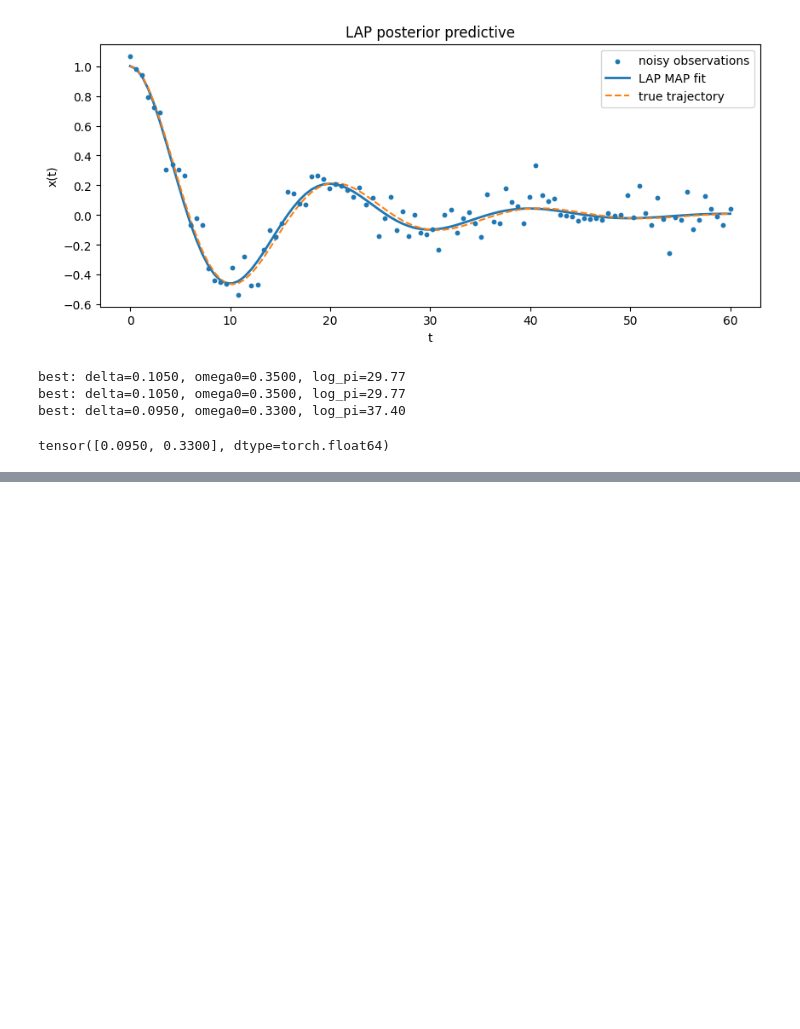
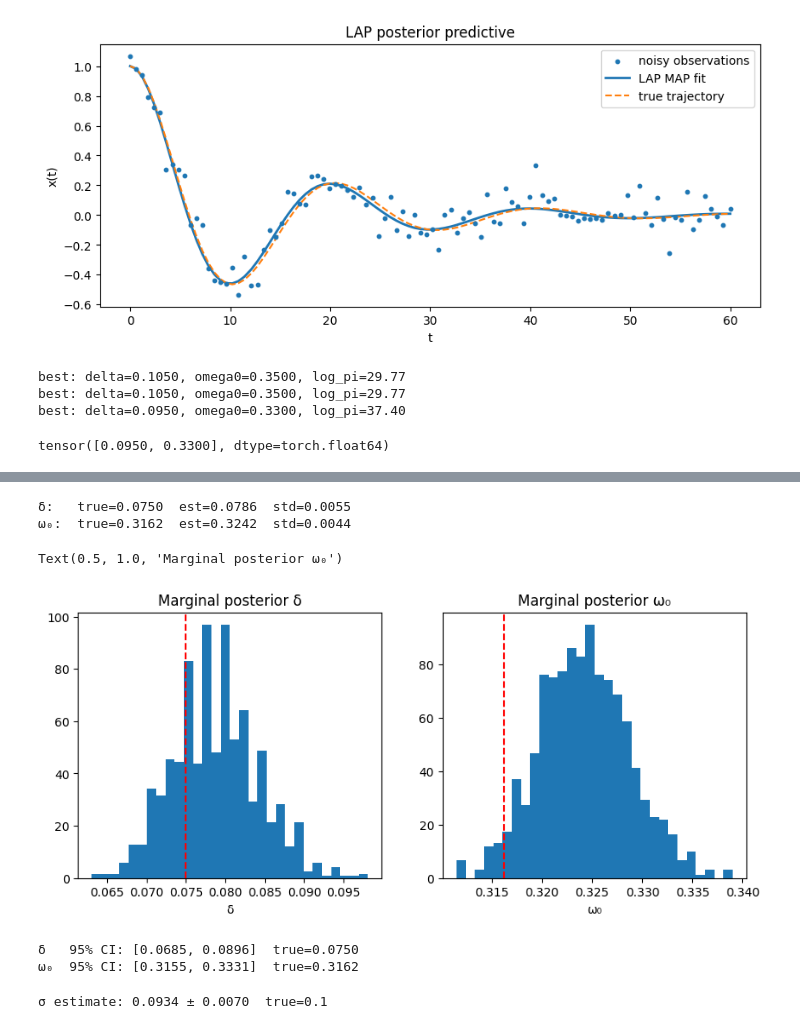
Before and after one commit to Eluyscuti/PINN-tutorial, a Jupyter notebook: laplace_transform/LAP.ipynb, the cells around one changed output, grey strips where cells are left out. Saved outputs shown, nothing was run; the diff lists cells and outputs as text; code cells hidden in the pictures; blank space fills up the shorter version.

```diff
--- a/laplace_transform/LAP.ipynb
+++ b/laplace_transform/LAP.ipynb
@@ -728,0 +900,39 @@ def LAP(theta0):
+# %%
+delta_mean  = np.average(theta_samples[:,0])
+omega0_mean = np.average(theta_samples[:,1])
+delta_std   = np.std(theta_samples[:,0])
+omega0_std  = np.std(theta_samples[:,1])
+
+print(f"δ:   true={delta_msd:.4f}  est={delta_mean:.4f}  std={delta_std:.4f}")
+print(f"ω₀:  true={omega0_msd:.4f}  est={omega0_mean:.4f}  std={omega0_std:.4f}")
+# %% [output]
+δ:   true=0.0750  est=0.0786  std=0.0055
+ω₀:  true=0.3162  est=0.3242  std=0.0044
+# %%
+pp.figure(figsize=(10,4))
+pp.subplot(1,2,1)
+pp.hist(theta_samples[:,0], bins=30, density=True)
+pp.axvline(delta_msd, color='r', linestyle='--', label='true δ')
+pp.xlabel('δ'); pp.title('Marginal posterior δ')
+
+pp.subplot(1,2,2)
+pp.hist(theta_samples[:,1], bins=30, density=True)
+pp.axvline(omega0_msd, color='r', linestyle='--', label='true ω₀')
+pp.xlabel('ω₀'); pp.title('Marginal posterior ω₀')
+# %% [output]
+Text(0.5, 1.0, 'Marginal posterior ω₀')
+[figure, added]
+# %%
+delta_ci  = np.percentile(theta_samples[:,0], [2.5, 97.5])
+omega0_ci = np.percentile(theta_samples[:,1], [2.5, 97.5])
+
+print(f"δ   95% CI: [{delta_ci[0]:.4f}, {delta_ci[1]:.4f}]  true={delta_msd:.4f}")
+print(f"ω₀  95% CI: [{omega0_ci[0]:.4f}, {omega0_ci[1]:.4f}]  true={omega0_msd:.4f}")
+# %% [output]
+δ   95% CI: [0.0685, 0.0896]  true=0.0750
+ω₀  95% CI: [0.3155, 0.3331]  true=0.3162
+# %%
+sigma_samples = 1.0 / np.sqrt(tau2_samples)
+print(f"σ estimate: {np.mean(sigma_samples):.4f} ± {np.std(sigma_samples):.4f}  true=0.1")
+# %% [output]
+σ estimate: 0.0934 ± 0.0070  true=0.1
```
Also changed, not shown: parts of 14 cells of this notebook, 1 other file.
